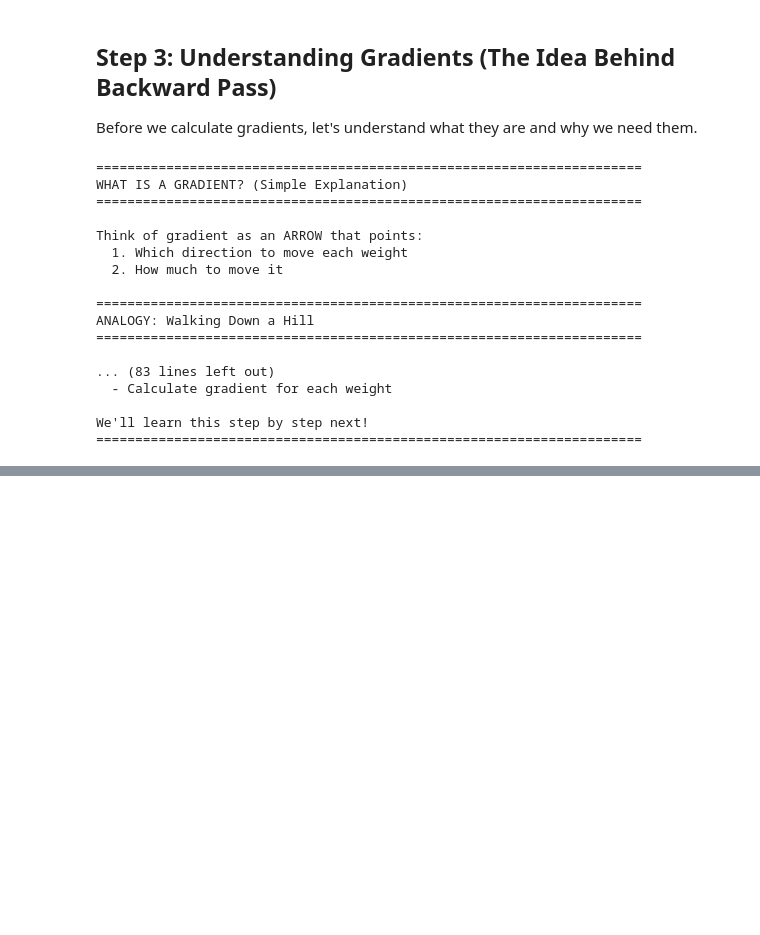
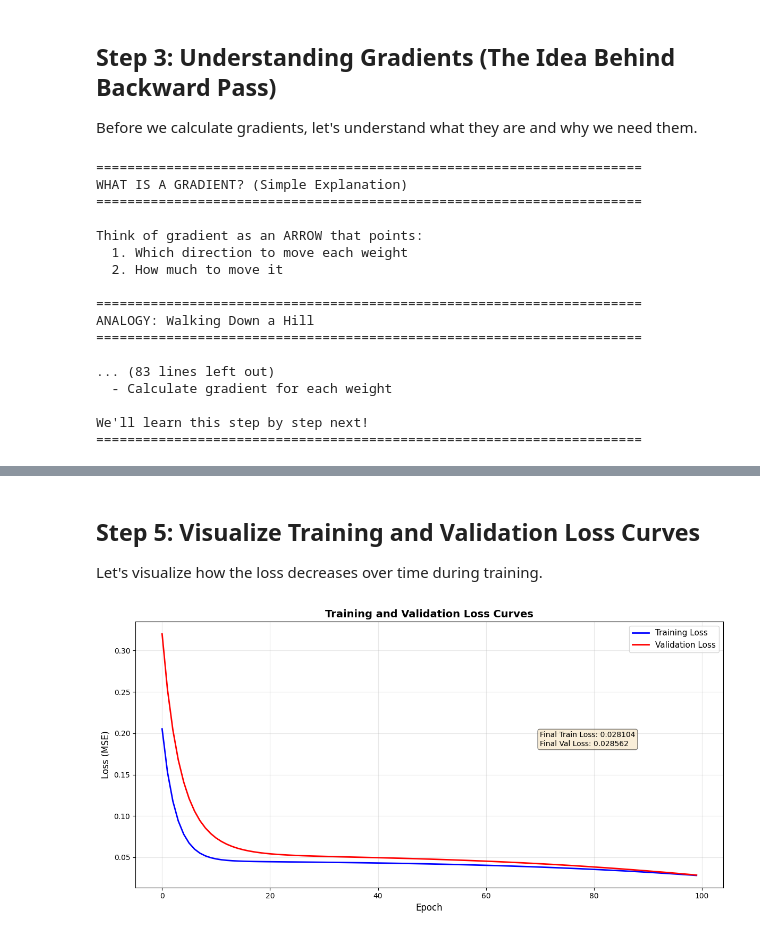
Before and after one commit to vishvajeetverma/vanilla_rnn, a Jupyter notebook: vanilla_rnn.ipynb, the cells around one changed output, grey strips where cells are left out. Saved outputs shown, nothing was run; the diff lists cells and outputs as text; code cells hidden in the pictures; blank space fills up the shorter version.

```diff
--- a/vanilla_rnn.ipynb
+++ b/vanilla_rnn.ipynb
@@ -1434,0 +3859,71 @@ We'll learn this step by step next!
+# %% [markdown]
+## Step 5: Visualize Training and Validation Loss Curves
+
+Let's visualize how the loss decreases over time during training.
+# %%
+# Step 5: Visualize Training and Validation Loss Curves
+# ============================================
+# Plot training and validation loss over epochs
+# ============================================
+
+plt.figure(figsize=(12, 6))
+
+# Plot training and validation loss
+plt.plot(history['train_loss'], label='Training Loss', linewidth=2, color='blue')
+plt.plot(history['val_loss'], label='Validation Loss', linewidth=2, color='red')
+
+plt.xlabel('Epoch', fontsize=12)
+plt.ylabel('Loss (MSE)', fontsize=12)
+plt.title('Training and Validation Loss Curves', fontsize=14, fontweight='bold')
+plt.legend(fontsize=11)
+plt.grid(True, alpha=0.3)
+
+# Add annotations
+final_train_loss = history['train_loss'][-1]
+final_val_loss = history['val_loss'][-1]
+
+plt.text(len(history['train_loss']) * 0.7, max(history['train_loss']) * 0.9,
+         f'Final Train Loss: {final_train_loss:.6f}\nFinal Val Loss: {final_val_loss:.6f}',
+         bbox=dict(boxstyle='round', facecolor='wheat', alpha=0.5),
+         fontsize=10)
+
+plt.tight_layout()
+plt.show()
+
+print("="*70)
+print("LOSS CURVES ANALYSIS")
+print("="*70)
+
+print(f"\nInitial Training Loss: {history['train_loss'][0]:.6f}")
+print(f"Final Training Loss:   {history['train_loss'][-1]:.6f}")
+print(f"Loss Reduction:        {history['train_loss'][0] - history['train_loss'][-1]:.6f}")
+print(f"Loss Reduction %:      {(history['train_loss'][0] - history['train_loss'][-1]) / history['train_loss'][0] * 100:.2f}%")
+
+print(f"\nInitial Validation Loss: {history['val_loss'][0]:.6f}")
+print(f"Final Validation Loss:   {history['val_loss'][-1]:.6f}")
+print(f"Loss Reduction:          {history['val_loss'][0] - history['val_loss'][-1]:.6f}")
+print(f"Loss Reduction %:        {(history['val_loss'][0] - history['val_loss'][-1]) / history['val_loss'][0] * 100:.2f}%")
+
+print("\n" + "="*70)
+print("INTERPRETATION")
+print("="*70)
+
+# Check if loss decreased
+if history['train_loss'][-1] < history['train_loss'][0]:
+    print("\n✓ Model is learning! Training loss decreased.")
+else:
+    print("\n⚠ Model might not be learning properly. Check hyperparameters.")
+
+# Check for overfitting
+train_val_gap = history['train_loss'][-1] - history['val_loss'][-1]
+if abs(train_val_gap) < 0.01:
+    print("✓ Good generalization! Train and val loss are close.")
+elif history['train_loss'][-1] < history['val_loss'][-1]:
+    print("⚠ Some overfitting detected (train loss < val loss).")
+    print(f"  Gap: {abs(train_val_gap):.6f}")
+else:
+    print("? Unusual: Validation loss < Training loss (might need more training)")
+
+print("="*70)
+# %% [output]
+[figure, added]
```
Also changed, not shown: parts of 41 cells of this notebook, 1 other file.
